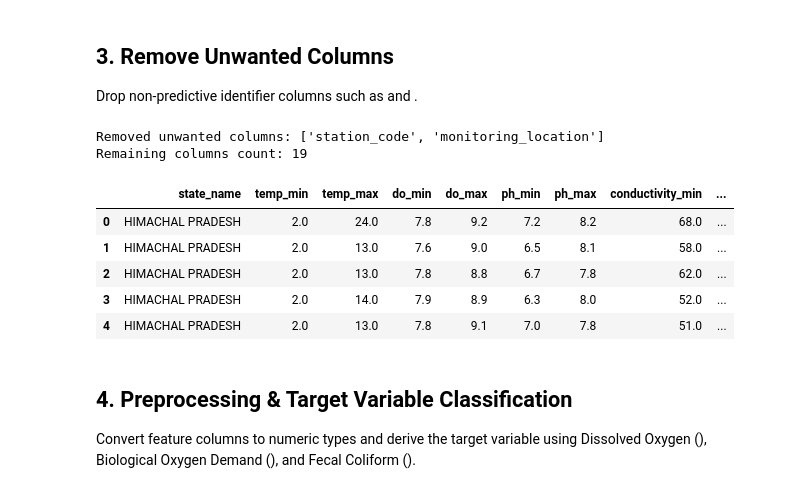
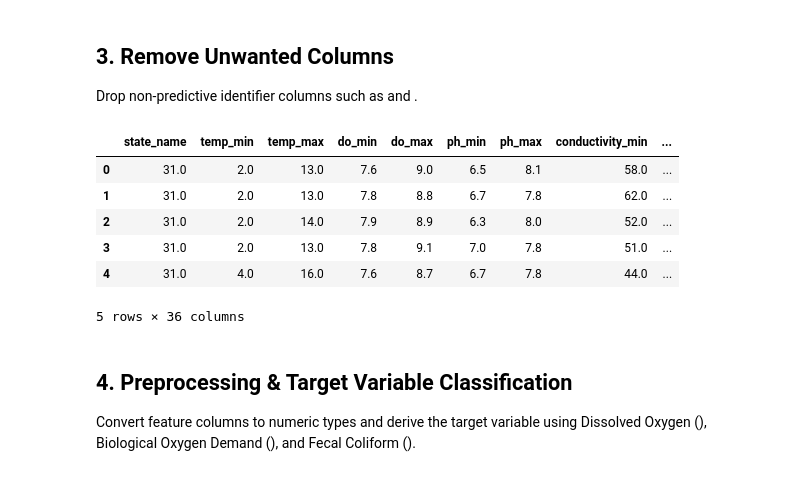
Before and after one commit to Girijaray07/Ganga-Cleaning-mission, a Jupyter notebook: ganga-knn.ipynb, the cells around one changed output. Saved outputs shown, nothing was run; the diff lists cells and outputs as text; code cells hidden in the pictures.

```diff
--- a/ganga-knn.ipynb
+++ b/ganga-knn.ipynb
@@ -76,21 +77,16 @@ df.describe()
 ## 3. Remove Unwanted Columns
 Drop non-predictive identifier columns such as  and .
 # %%
-# --- 3. Remove Unwanted Columns ---
-unwanted_cols = ['station_code', 'monitoring_location']
-df.drop(columns=unwanted_cols, inplace=True)
-print(f"Removed unwanted columns: {unwanted_cols}")
-print(f"Remaining columns count: {len(df.columns)}")
+# --- 3. Check Columns ---
 df.head()
 # %% [output]
+|  | state_name | temp_min | temp_max | do_min | do_max | ph_min | ph_max | conductivity_min | ... |
+| 0 | 31.0 | 2.0 | 13.0 | 7.6 | 9.0 | 6.5 | 8.1 | 58.0 | ... |
+| 1 | 31.0 | 2.0 | 13.0 | 7.8 | 8.8 | 6.7 | 7.8 | 62.0 | ... |
+| 2 | 31.0 | 2.0 | 14.0 | 7.9 | 8.9 | 6.3 | 8.0 | 52.0 | ... |
+| 3 | 31.0 | 2.0 | 13.0 | 7.8 | 9.1 | 7.0 | 7.8 | 51.0 | ... |
+| 4 | 31.0 | 4.0 | 16.0 | 7.6 | 8.7 | 6.7 | 7.8 | 44.0 | ... |
-Removed unwanted columns: ['station_code', 'monitoring_location']
-Remaining columns count: 19
+5 rows × 36 columns
-|  | state_name | temp_min | temp_max | do_min | do_max | ph_min | ph_max | conductivity_min | ... |
-| 0 | HIMACHAL PRADESH | 2.0 | 24.0 | 7.8 | 9.2 | 7.2 | 8.2 | 68.0 | ... |
-| 1 | HIMACHAL PRADESH | 2.0 | 13.0 | 7.6 | 9.0 | 6.5 | 8.1 | 58.0 | ... |
-| 2 | HIMACHAL PRADESH | 2.0 | 13.0 | 7.8 | 8.8 | 6.7 | 7.8 | 62.0 | ... |
-| 3 | HIMACHAL PRADESH | 2.0 | 14.0 | 7.9 | 8.9 | 6.3 | 8.0 | 52.0 | ... |
-| 4 | HIMACHAL PRADESH | 2.0 | 13.0 | 7.8 | 9.1 | 7.0 | 7.8 | 51.0 | ... |
 # %% [markdown]
 ## 4. Preprocessing & Target Variable Classification
 Convert feature columns to numeric types and derive the target variable  using Dissolved Oxygen (), Biological Oxygen Demand (), and Fecal Coliform ().
```
Also changed, not shown: parts of 11 cells of this notebook, 13 other files.
